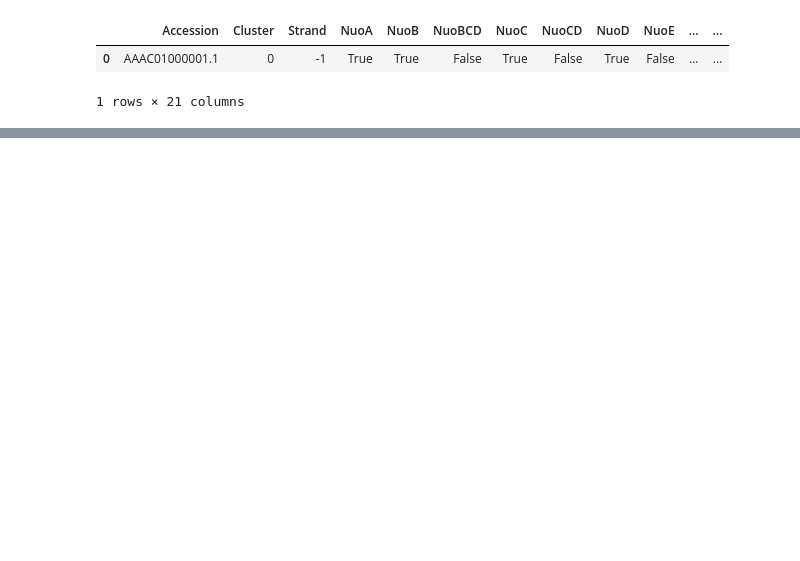
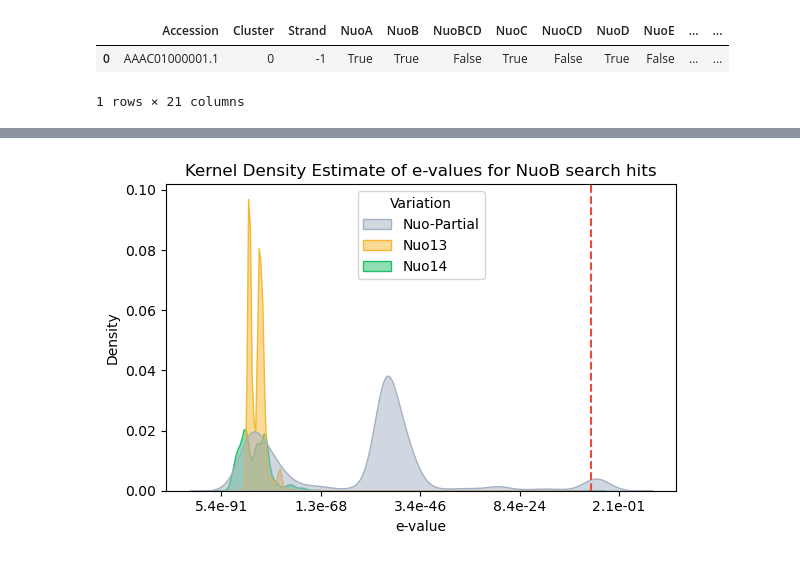
Before and after one commit to Anand-Research-Group/complex-I, a Jupyter notebook: notebooks/post_search_03.ipynb, the cells around one changed output, grey strips where cells are left out. Saved outputs shown, nothing was run; the diff lists cells and outputs as text; code cells hidden in the pictures; blank space fills up the shorter version.

```diff
--- a/notebooks/post_search_03.ipynb
+++ b/notebooks/post_search_03.ipynb
@@ -149,0 +202,51 @@ plt.show()
+# %%
+# Define subunit
+subunit = 'NuoB'
+
+# Efficiently merge and filter data
+nuob_subunit_data = pd.concat([
+    pd.merge(
+        results.reset_index(drop=True),
+        nuo_bool.loc[nuo_bool['Variation'] == arch, ['Accession', 'Cluster', 'Variation']],
+        on=['Accession', 'Cluster']
+    ).query("Subunit == @subunit")[['Accession', 'log10evalue', 'Variation']]
+    for arch in nuo_bool['Variation'].unique()
+], ignore_index=True)
+
+# Handle '-inf' values in 'log10evalue' by replacing them with a lower bound
+lower_bound = nuob_subunit_data['log10evalue'][np.isfinite(nuob_subunit_data['log10evalue'])].min() - 1
+nuob_subunit_data['log10evalue'].replace(-np.inf, lower_bound, inplace=True)
+# Create KDE plot
+fig, ax = plt.subplots(figsize=(6, 4))
+
+sns.kdeplot(
+    data=nuob_subunit_data,
+    x='log10evalue',
+    hue='Variation',
+    fill=True,
+    common_norm=True,
+    palette=complex_colors,
+    alpha=0.5
+)
+
+ax.axvline(x=-7.0, linestyle='--', color='#e74c3c')
+
+# Determine the range of log10 values present in the data
+log_min = np.min(nuob_subunit_data['log10evalue'])
+log_max = np.max(nuob_subunit_data['log10evalue'])
+
+# Generate ticks based on the actual data range
+log_ticks = np.linspace(log_min, log_max, num=5)
+original_ticks = 10**log_ticks  # Convert log10 values back to original scale
+
+# Set custom tick labels
+plt.xticks(log_ticks, labels=[f'{v:.1e}' for v in original_ticks])
+plt.xlabel('e-value')
+plt.ylabel('Density')
+plt.title(f'Kernel Density Estimate of e-values for {subunit} search hits')
+plt.tight_layout()
+plt.savefig(output_dir / 'evalue_kdeplot_nuob.png', dpi=750)
+plt.savefig(output_dir / 'regenerate/evalue_kdeplot_nuob.pdf', format='pdf', dpi=750)
+plt.show()
+# %% [output]
+[figure, added]
```
Also changed, not shown: parts of 11 cells of this notebook, 9 other files.
